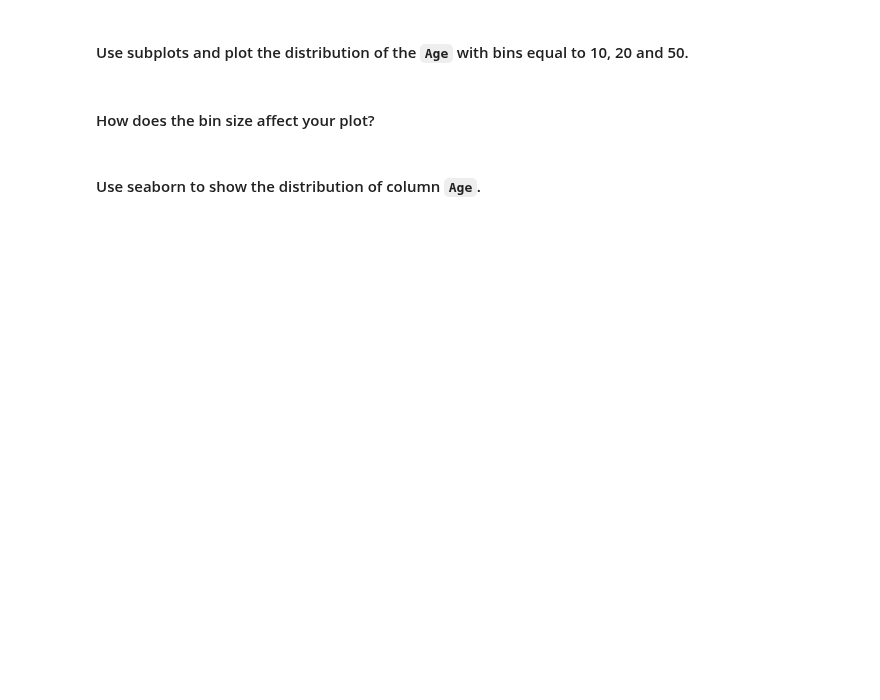
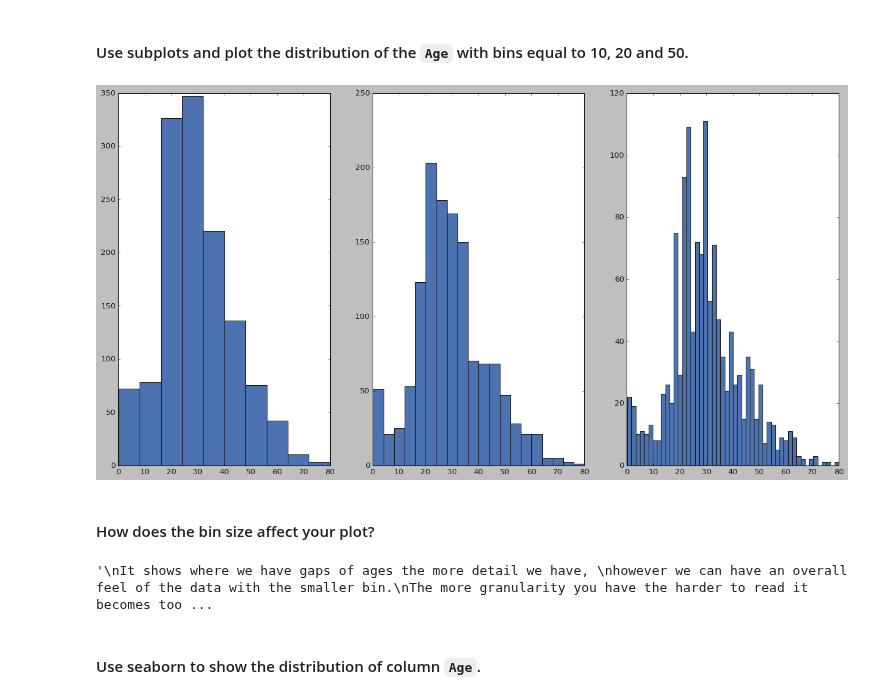
Before and after one commit to ta-data-lis/lab-matplotlib-seaborn, a Jupyter notebook: your-code/main.ipynb, the cells around one changed output. Cells and saved outputs as stored; diff of their text form; code cells hidden in the pictures; blank space fills up the shorter version.

```diff
--- a/your-code/main.ipynb
+++ b/your-code/main.ipynb
@@ -79,3 +117,11 @@ How the average number of steps change by month. Use the appropriate visualizati
+# %%
+# your code here
+fig, ax = plt.subplots(1, 3,figsize=(16,4))
+sets = ['Minutes Lightly Active', 'Minutes Very Active', 'Minutes Sedentary']
+x = range(1,10)
+for i in range(0,3):
+    ax[i].scatter(fitbit[sets[i]], fitbit['Steps'])
+plt.show()
 # %% [markdown]
 ## Challenge 3
 
@@ -113,2 +215,12 @@ How the average number of steps change by month. Use the appropriate visualizati
+# %%
+# your code here
+bins = [10,20,50]
+fig, ax = plt.subplots(1, len(bins),figsize=(20,10))
+
+for i in range(0,len(bins)):
+    ax[i].hist(titanic['Age'], bins=bins[i], histtype ='bar')
+plt.style.use('classic')
+# %% [output]
+[figure, added]
 # %% [markdown]
 #### How does the bin size affect your plot?
@@ -119,3 +227,11 @@ your comments here
+# %%
+"""
+It shows where we have gaps of ages the more detail we have,
+however we can have an overall feel of the data with the smaller bin.
+The more granularity you have the harder to read it becomes too.
+"""
+# %% [output]
+'\nIt shows where we have gaps of ages the more detail we have, \nhowever we can have an overall feel of the data with the smaller bin.\nThe more granularity you have the harder to read it becomes too ...
 # %% [markdown]
 #### Use seaborn to show the distribution of column `Age`.
 # %%
```
Also changed, not shown: parts of 45 cells of this notebook.
